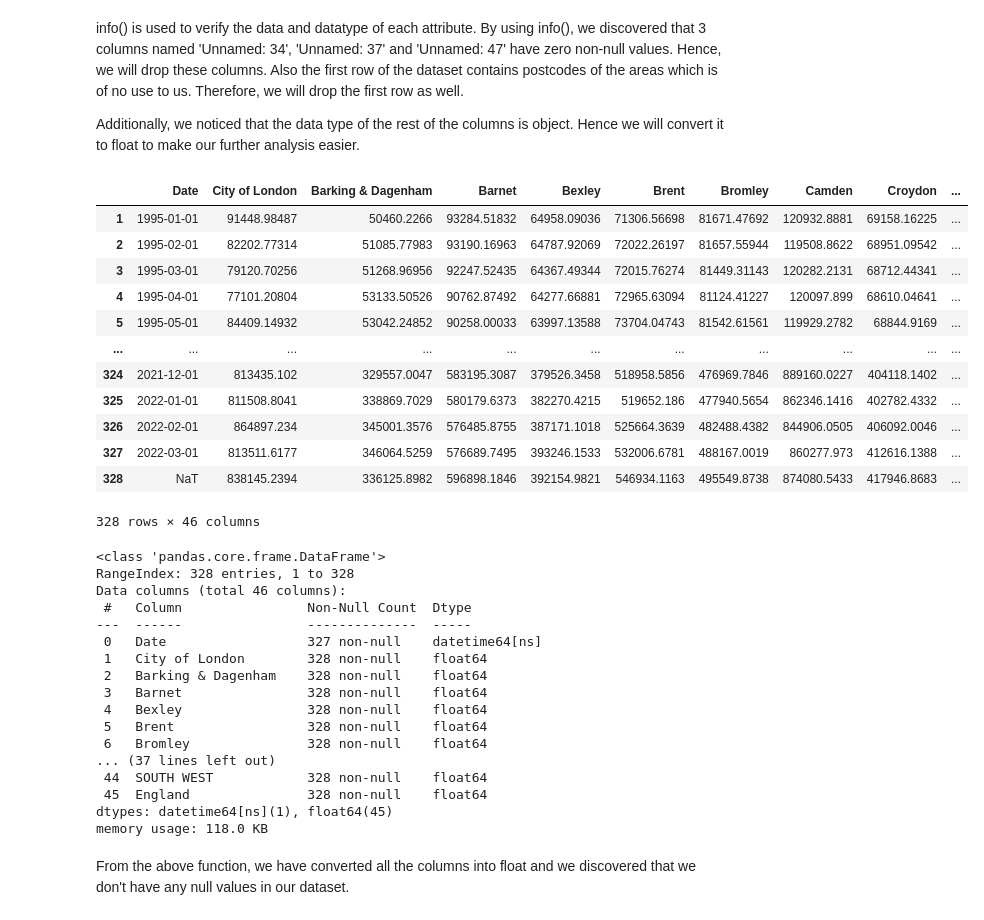
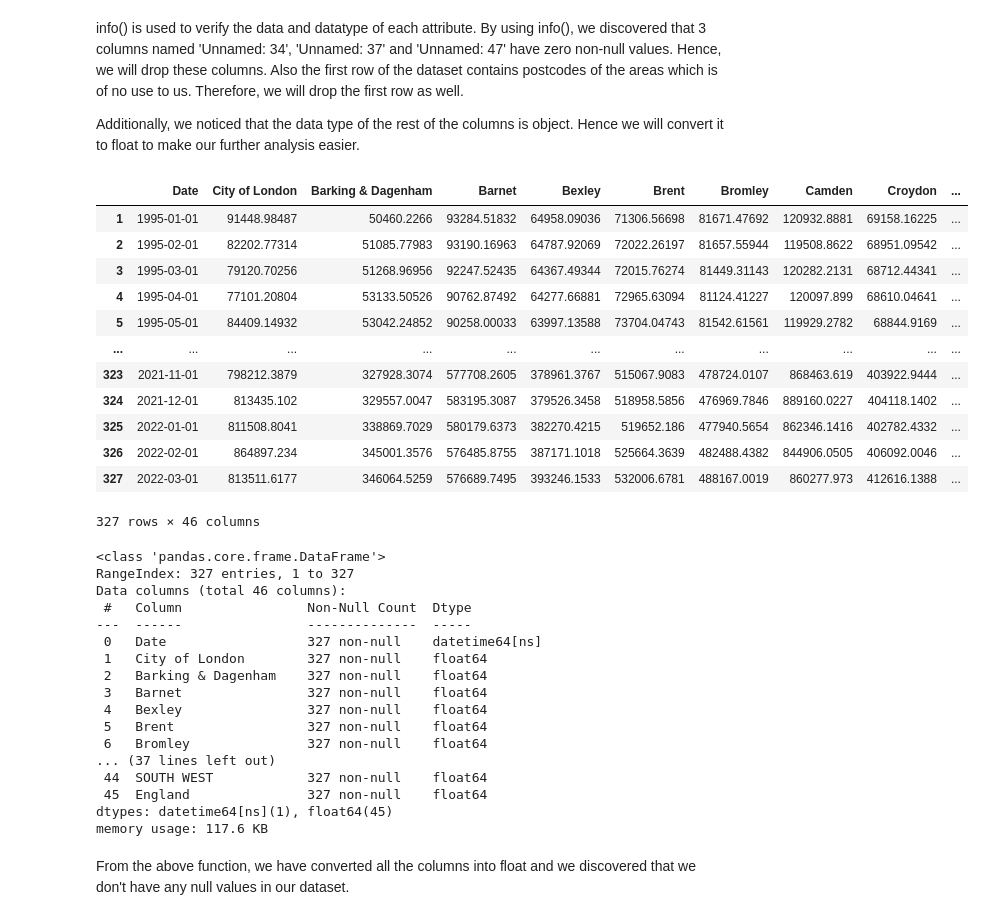
Before and after one commit to Ishwari-10/SDPA, a Jupyter notebook: Part 2/Re-sit part 2.ipynb, the cells around one changed output. Saved outputs shown, nothing was run; the diff lists cells and outputs as text; code cells hidden in the pictures.

```diff
--- a/Part 2/Re-sit part 2.ipynb
+++ b/Part 2/Re-sit part 2.ipynb
@@ -92,22 +92,22 @@ info() is used to verify the data and datatype of each attribute. By using info(
 Additionally, we noticed that the data type of the rest of the columns is object. Hence we will convert it to float to make our further analysis easier.
 # %%
 #Dropping unwanted row and columns
-df_new = df_new.drop(df_new.columns[[34,37,47]], axis = 1).drop(df_new.index[[0]])
+df_new = df_new.drop(df_new.columns[[34,37,47]], axis = 1).drop(df_new.index[[0,-1]])
 df_new
 # %% [output]
 |  | Date | City of London | Barking & Dagenham | Barnet | Bexley | Brent | Bromley | Camden | Croydon | ... |
 | 1 | 1995-01-01 | 91448.98487 | 50460.2266 | 93284.51832 | 64958.09036 | 71306.56698 | 81671.47692 | 120932.8881 | 69158.16225 | ... |
 | 2 | 1995-02-01 | 82202.77314 | 51085.77983 | 93190.16963 | 64787.92069 | 72022.26197 | 81657.55944 | 119508.8622 | 68951.09542 | ... |
 | 3 | 1995-03-01 | 79120.70256 | 51268.96956 | 92247.52435 | 64367.49344 | 72015.76274 | 81449.31143 | 120282.2131 | 68712.44341 | ... |
 | 4 | 1995-04-01 | 77101.20804 | 53133.50526 | 90762.87492 | 64277.66881 | 72965.63094 | 81124.41227 | 120097.899 | 68610.04641 | ... |
 | 5 | 1995-05-01 | 84409.14932 | 53042.24852 | 90258.00033 | 63997.13588 | 73704.04743 | 81542.61561 | 119929.2782 | 68844.9169 | ... |
 | ... | ... | ... | ... | ... | ... | ... | ... | ... | ... | ... |
+| 323 | 2021-11-01 | 798212.3879 | 327928.3074 | 577708.2605 | 378961.3767 | 515067.9083 | 478724.0107 | 868463.619 | 403922.9444 | ... |
 | 324 | 2021-12-01 | 813435.102 | 329557.0047 | 583195.3087 | 379526.3458 | 518958.5856 | 476969.7846 | 889160.0227 | 404118.1402 | ... |
 | 325 | 2022-01-01 | 811508.8041 | 338869.7029 | 580179.6373 | 382270.4215 | 519652.186 | 477940.5654 | 862346.1416 | 402782.4332 | ... |
 | 326 | 2022-02-01 | 864897.234 | 345001.3576 | 576485.8755 | 387171.1018 | 525664.3639 | 482488.4382 | 844906.0505 | 406092.0046 | ... |
 | 327 | 2022-03-01 | 813511.6177 | 346064.5259 | 576689.7495 | 393246.1533 | 532006.6781 | 488167.0019 | 860277.973 | 412616.1388 | ... |
-| 328 | NaT | 838145.2394 | 336125.8982 | 596898.1846 | 392154.9821 | 546934.1163 | 495549.8738 | 874080.5433 | 417946.8683 | ... |
-328 rows × 46 columns
+327 rows × 46 columns
 # %%
 #Converting the data type from object to float
 df_new.iloc[:,1:] = df_new.iloc[:,1:].astype(float)
@@ -115,22 +115,22 @@ df_new.iloc[:,1:] = df_new.iloc[:,1:].astype(float)
 df_new.info()
 # %% [output]
 <class 'pandas.core.frame.DataFrame'>
-RangeIndex: 328 entries, 1 to 328
+RangeIndex: 327 entries, 1 to 327
 Data columns (total 46 columns):
  #   Column                Non-Null Count  Dtype
 ---  ------                --------------  -----
  0   Date                  327 non-null    datetime64[ns]
- 1   City of London        328 non-null    float64
- 2   Barking & Dagenham    328 non-null    float64
- 3   Barnet                328 non-null    float64
- 4   Bexley                328 non-null    float64
- 5   Brent                 328 non-null    float64
- 6   Bromley               328 non-null    float64
+ 1   City of London        327 non-null    float64
+ 2   Barking & Dagenham    327 non-null    float64
+ 3   Barnet                327 non-null    float64
+ 4   Bexley                327 non-null    float64
+ 5   Brent                 327 non-null    float64
+ 6   Bromley               327 non-null    float64
 ... (37 lines left out)
- 44  SOUTH WEST            328 non-null    float64
- 45  England               328 non-null    float64
+ 44  SOUTH WEST            327 non-null    float64
+ 45  England               327 non-null    float64
 dtypes: datetime64[ns](1), float64(45)
-memory usage: 118.0 KB
+memory usage: 117.6 KB
 # %% [markdown]
 From the above function, we have converted all the columns into float and we discovered that we don't have any null values in our dataset.
 # %%
```
Also changed, not shown: parts of 8 cells of this notebook.
